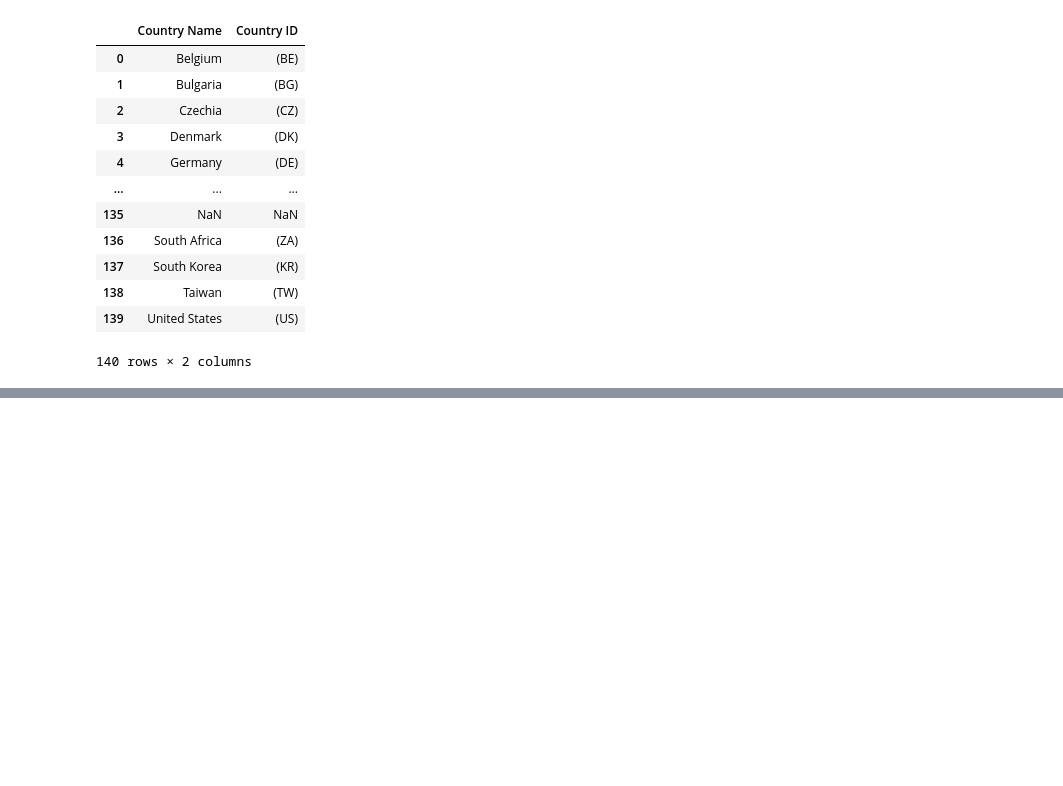
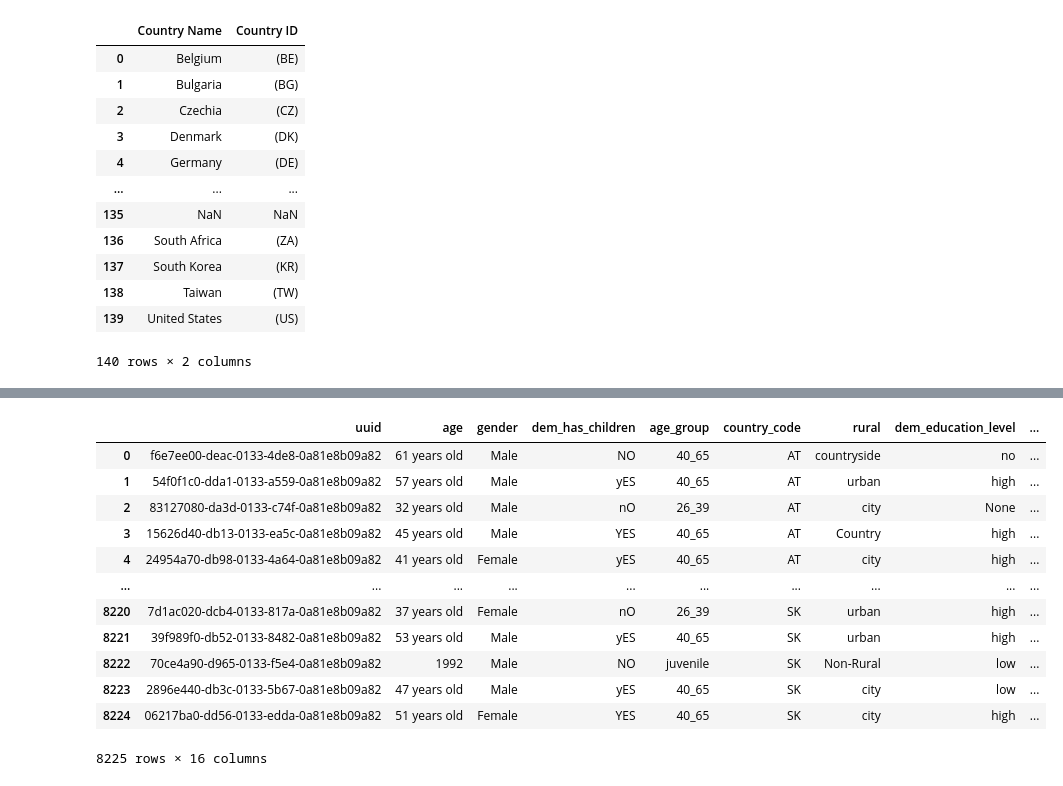
Before and after one commit to alvarogmf/ih_datamadpt1120_project_m1, a Jupyter notebook: notebooks/SQL Tables.ipynb, the cells around one changed output, grey strips where cells are left out. Cells and saved outputs as stored; diff of their text form; code cells hidden in the pictures; blank space fills up the shorter version.

```diff
--- a/notebooks/SQL Tables.ipynb
+++ b/notebooks/SQL Tables.ipynb
@@ -545,6 +581,6 @@ def get_countries():
     country_ids = countries_table[1].append(countries_table[3]).append(countries_table[5]).append(countries_table[7]).append(countries_table[10]).reset_index(drop=True)
 
 
-    full_countries_list =  pd.DataFrame({'Country Name': country_names,'Country ID':country_ids})
+    full_countries_list =  pd.DataFrame({'Country_Name': country_names,'country_code':country_ids})
 
     return full_countries_list
@@ -566,0 +587,3 @@ get_countries()
+# %%
+new_countries = get_countries()
+new_countries
@@ -566,0 +628,8 @@ get_countries()
+# %%
+def countries_clean(countries_df):
+    final_countries = countries_df.dropna()
+    final_countries['country_code'] = final_countries['country_code'].str.replace("(","")
+    final_countries['country_code'] = final_countries['country_code'].str.replace(")","")
+    return final_countries
+# %%
+def_countries = countries_clean(new_countries)
@@ -566,0 +647,20 @@ get_countries()
+# %%
+
+
+
+result = pd.merge(merged_tables, def_countries, on="country_code")
+result
+# %% [output]
+|  | uuid | age | gender | dem_has_children | age_group | country_code | rural | dem_education_level | ... |
+| 0 | f6e7ee00-deac-0133-4de8-0a81e8b09a82 | 61 years old | Male | NO | 40_65 | AT | countryside | no | ... |
+| 1 | 54f0f1c0-dda1-0133-a559-0a81e8b09a82 | 57 years old | Male | yES | 40_65 | AT | urban | high | ... |
+| 2 | 83127080-da3d-0133-c74f-0a81e8b09a82 | 32 years old | Male | nO | 26_39 | AT | city | None | ... |
+| 3 | 15626d40-db13-0133-ea5c-0a81e8b09a82 | 45 years old | Male | YES | 40_65 | AT | Country | high | ... |
+| 4 | 24954a70-db98-0133-4a64-0a81e8b09a82 | 41 years old | Female | yES | 40_65 | AT | city | high | ... |
+| ... | ... | ... | ... | ... | ... | ... | ... | ... | ... |
+| 8220 | 7d1ac020-dcb4-0133-817a-0a81e8b09a82 | 37 years old | Female | nO | 26_39 | SK | urban | high | ... |
+| 8221 | 39f989f0-db52-0133-8482-0a81e8b09a82 | 53 years old | Male | yES | 40_65 | SK | urban | high | ... |
+| 8222 | 70ce4a90-d965-0133-f5e4-0a81e8b09a82 | 1992 | Male | NO | juvenile | SK | Non-Rural | low | ... |
+| 8223 | 2896e440-db3c-0133-5b67-0a81e8b09a82 | 47 years old | Male | yES | 40_65 | SK | city | low | ... |
+| 8224 | 06217ba0-dd56-0133-edda-0a81e8b09a82 | 51 years old | Female | YES | 40_65 | SK | city | high | ... |
+8225 rows × 16 columns
```
Also changed, not shown: parts of 18 cells of this notebook, 6 other files.
